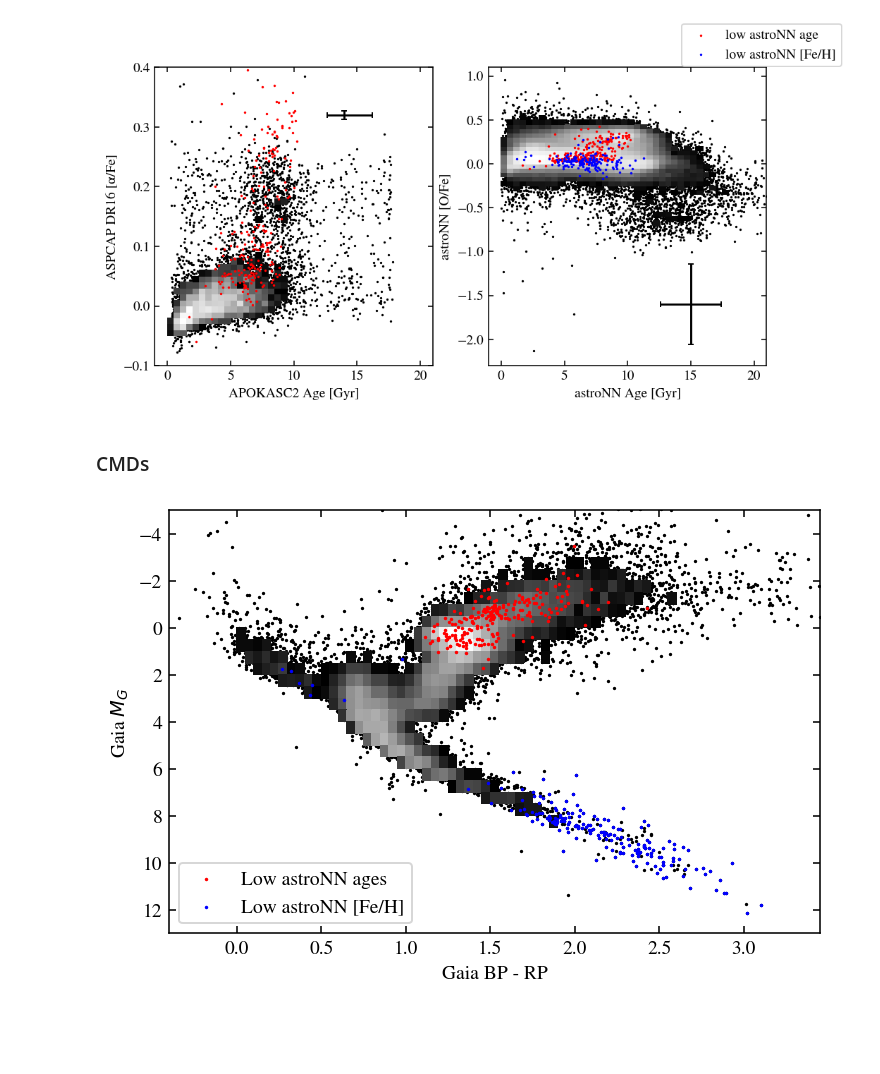
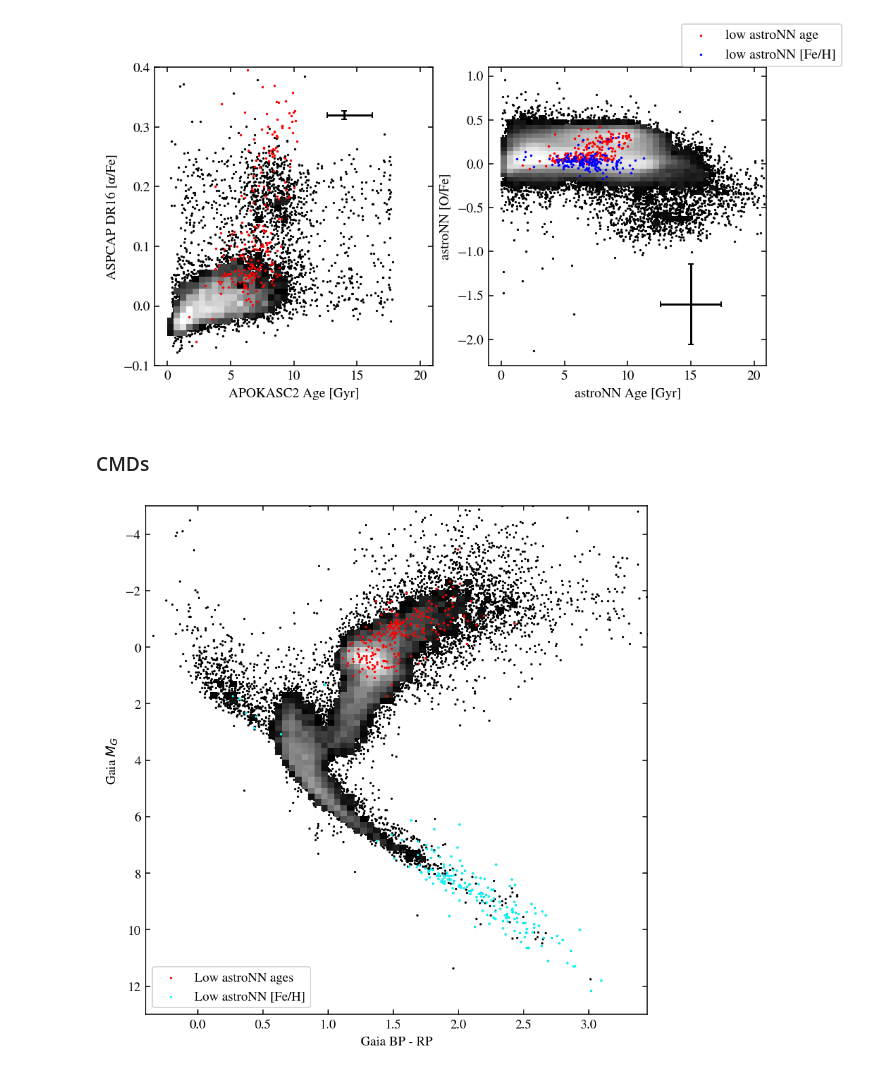
Before and after one commit to lodubay/first-year-project, a Jupyter notebook: compare_datasets.ipynb, the cells around one changed output. Drawn from its saved outputs; the diff is of its cells as text; code cells hidden in the pictures; blank space fills up the shorter version.

```diff
--- a/compare_datasets.ipynb
+++ b/compare_datasets.ipynb
@@ -24,6 +24,7 @@ data_path = Path(data_dir)
 apokasc_file = 'APOKASC_cat_v6.7.2.fits'
 starhorse_file = 'APOGEE_DR17_EDR3_STARHORSE_v2.fits'
 astroNN_file = 'apogee_astroNN-DR17.fits'
+bacchus_file = 'dr17_nc_abund_v1_0.fits'
 
 def decode(df):
     """
@@ -67,6 +68,7 @@ apokasc_cols = ['2MASS_ID', #'LOC_ID',
                 'APOKASC2_AGE_PERR', 'DR16_ALP_M_COR', 'DR16_ALP_M_COR_ERR',
                 'DR16_FE_H', 'DR16_FE_H_ERR', 'DR16_M_H_COR',
                 'DR16_M_H_COR_ERR', 'DR16_O_FE', 'DR16_O_FE_ERR',
+                'DR16_ASPCAP_SNR',
                 'GAIA_PARALLAX_DR2', 'GAIA_PARALLAX_ERROR_DR2',
                 'GAIA_PHOT_G_MEAN_MAG_DR2', 'GAIA_PHOT_BP_MEAN_MAG_DR2',
                 'GAIA_PHOT_RP_MEAN_MAG_DR2', 'APOKASC2_AV']
@@ -86,6 +88,13 @@ data = Table.read(data_path / starhorse_file, format='fits')
 starhorse_df = decode(data.to_pandas())
 starhorse_cols = ['APOGEE_ID', 'met16', 'met50', 'met84']
 
+# BACCHUS neutron capture abundance catalog
+print('Importing BACCHUS catalog...')
+data = Table.read(data_path / bacchus_file, format='fits', hdu=1)
+multd_names = [name for name in data.colnames if len(data[name].shape) <= 1]
+bacchus_df = decode(data[multd_names].to_pandas())
+bacchus_cols = ['APOGEE_ID', 'C12C13', 'C12C13_ERR_MEAS', 'C12C13_ERR_EMP']
+
 # Consolidate into single DataFrame
 print('Combining datasets...')
 stellar_params = apokasc_df[apokasc_cols].rename(columns={'2MASS_ID': 'APOGEE_ID'})#, 'LOC_ID': 'LOCATION_ID'})
@@ -95,6 +104,8 @@ stellar_params = stellar_params.join(astroNN_df[astroNN_cols].set_index('APOGEE_
                                      on='APOGEE_ID', how='outer', rsuffix='_astroNN')
 stellar_params = stellar_params.join(starhorse_df[starhorse_cols].set_index('APOGEE_ID'),
                                      on='APOGEE_ID', how='outer', rsuffix='_StarHorse')
+stellar_params = stellar_params.join(bacchus_df[bacchus_cols].set_index('APOGEE_ID'),
+                                     on='APOGEE_ID', how='outer', rsuffix='_BACCHUS')
 # Clean up
 stellar_params.replace([np.inf, -np.inf, -9999., -9999.99, -999., -999.99], np.nan, inplace=True)
 stellar_params.dropna(how='all', inplace=True)
@@ -748,37 +771,38 @@ fig.legend()
 plt.show()
 # %% [output]
 [figure]
-# %% [markdown]
-### CMDs
-# %%
-# Select only positive parallaxes
-cmd = stellar_params[stellar_params['GAIA_PARALLAX_DR2'] > 0].copy()
-# Use APOKASC2 A_V extinction where possible
-cmd['APOKASC2_AV'] = cmd['APOKASC2_AV'].replace(np.nan, 0)
-# Calculate distance modulus from Gaia parallaxes (given in mas)
-cmd['GAIA_DIST_MOD'] = 5*np.log10((1e-3 * cmd['GAIA_PARALLAX_DR2'])**-1) - 5 + cmd['APOKASC2_AV']
-# Absolute Gaia G-band magnitude
-cmd['GAIA_ABS_MAG'] = cmd['GAIA_PHOT_G_MEAN_MAG_DR2'] - cmd['GAIA_DIST_MOD']
-# Gaia BP - RP color
-cmd['GAIA_COLOR'] = cmd['GAIA_PHOT_BP_MEAN_MAG_DR2'] - cmd['GAIA_PHOT_RP_MEAN_MAG_DR2']
-# Stars with astroNN metallicities well below ASPCAP DR16
-low_fe = cmd[cmd['ASTRONN_FE_H'] - cmd['DR16_M_H_COR'] < -0.5].copy()
-# Stars with astroNN ages well below APOKASC2
-low_age = cmd[pd.notna(cmd['ASTRONN_AGE']) & pd.notna(cmd['APOKASC2_AGE'])].copy()
-low_age = low_age[prob_outlier(low_age['ASTRONN_AGE'] - low_age['APOKASC2_AGE']) > 0.5]
-
-# Plot color-magnitude diagram
-fig, ax = plt.subplots()
-ax.scatter(cmd['GAIA_COLOR'], cmd['GAIA_ABS_MAG'], c='k', s=.5)
-ax.hist2d(cmd['GAIA_COLOR'], cmd['GAIA_ABS_MAG'],
-          bins=[np.arange(-0.4, 3.5, 0.05), np.arange(-5, 13, 0.5)],
-          cmap='gray', norm=colors.LogNorm(), cmin=10)
-ax.scatter(low_age['GAIA_COLOR'], low_age['GAIA_ABS_MAG'], c='r', s=0.6, label='Low astroNN ages')
-ax.scatter(low_fe['GAIA_COLOR'], low_fe['GAIA_ABS_MAG'], c='b', s=0.6, label='Low astroNN [Fe/H]')
-ax.set_ylim((13, -5))
-ax.set_xlabel('Gaia BP - RP')
-ax.set_ylabel('Gaia $M_G$')
-plt.legend()
-plt.show()
-# %% [output]
-[figure, removed]
+# %% [markdown]
+### CMDs
+# %%
+# Select only positive parallaxes
+cmd = stellar_params[stellar_params['GAIA_PARALLAX_DR2'] > 0].copy()
+# Use APOKASC2 A_V extinction where possible
+cmd['APOKASC2_AV'] = cmd['APOKASC2_AV'].replace(np.nan, 0)
+# Calculate distance modulus from Gaia parallaxes (given in mas)
+cmd['GAIA_DIST_MOD'] = 5*np.log10((1e-3 * cmd['GAIA_PARALLAX_DR2'])**-1) - 5 + cmd['APOKASC2_AV']
+# Absolute Gaia G-band magnitude
+cmd['GAIA_ABS_MAG'] = cmd['GAIA_PHOT_G_MEAN_MAG_DR2'] - cmd['GAIA_DIST_MOD']
+# Gaia BP - RP color
+cmd['GAIA_COLOR'] = cmd['GAIA_PHOT_BP_MEAN_MAG_DR2'] - cmd['GAIA_PHOT_RP_MEAN_MAG_DR2']
+# Stars with astroNN metallicities well below ASPCAP DR16
+low_fe = cmd[cmd['ASTRONN_FE_H'] - cmd['DR16_M_H_COR'] < -0.5].copy()
+# Stars with astroNN ages well below APOKASC2
+low_age = cmd[pd.notna(cmd['ASTRONN_AGE']) & pd.notna(cmd['APOKASC2_AGE'])].copy()
+low_age = low_age[prob_outlier(low_age['ASTRONN_AGE'] - low_age['APOKASC2_AGE']) > 0.5]
+
+# Plot color-magnitude diagram
+fig, ax = plt.subplots(tight_layout=True, figsize=(6, 6))
+ax.scatter(cmd['GAIA_COLOR'], cmd['GAIA_ABS_MAG'], c='k', s=.5)
+ax.hist2d(cmd['GAIA_COLOR'], cmd['GAIA_ABS_MAG'],
+          bins=[np.arange(-0.4, 3.5, 0.05), np.arange(-5, 13, 0.2)],
+          cmap='gray', norm=colors.LogNorm(), cmin=10)
+ax.scatter(low_age['GAIA_COLOR'], low_age['GAIA_ABS_MAG'], c='r', s=0.6, label='Low astroNN ages')
+ax.scatter(low_fe['GAIA_COLOR'], low_fe['GAIA_ABS_MAG'], c='cyan', s=0.6, label='Low astroNN [Fe/H]')
+ax.set_ylim((13, -5))
+ax.set_xlabel('Gaia BP - RP')
+ax.set_ylabel('Gaia $M_G$')
+ax.legend()
+plt.savefig('Gaia_CMD.png')
+plt.show()
+# %% [output]
+[figure, added]
```
Also changed, not shown: parts of 1 cell of this notebook, 1 other file.
